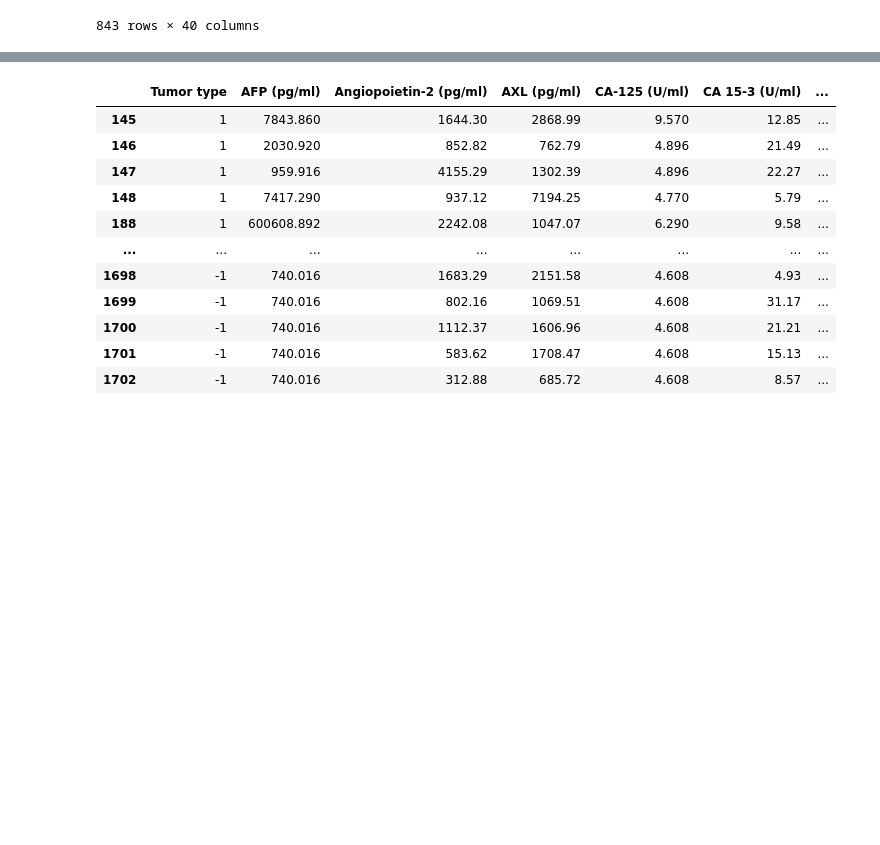
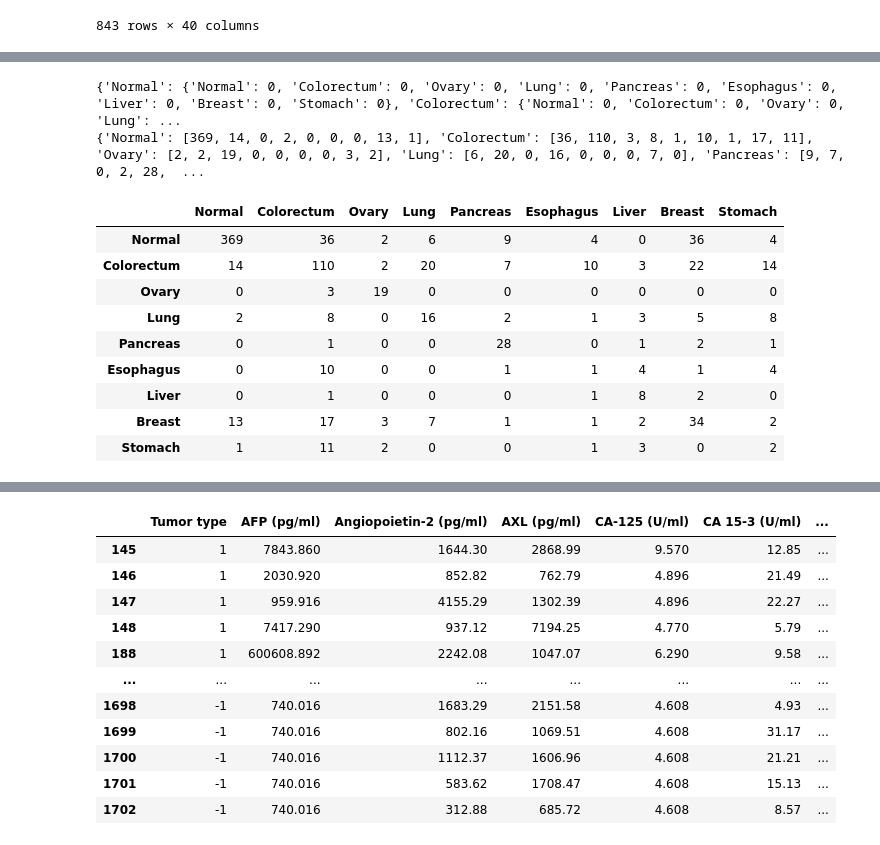
Before and after one commit to Nosyfire/Data_mining_and_machine_learning, a Jupyter notebook: Homewrok_5(Logistic regression)/Logistics Regression.ipynb, the cells around one changed output, grey strips where cells are left out. Drawn from its saved outputs; the diff is of its cells as text; code cells hidden in the pictures; blank space fills up the shorter version.

```diff
--- a/Homewrok_5(Logistic regression)/Logistics Regression.ipynb
+++ b/Homewrok_5(Logistic regression)/Logistics Regression.ipynb
@@ -412,0 +579,25 @@ hepatocellular
+# %%
+###  confusion matrix
+plot_dict = {x: {y: 0 for y in set(y_test['Tumor type'])} for x in set(y_test['Tumor type'])}
+print(plot_dict)
+for index, value in enumerate(y_test['Tumor type']):
+    plot_dict[value][y_predict[index]] += 1
+
+plot_dict = {x: [y for y in y.values()] for x, y in plot_dict.items()}
+print(plot_dict)
+plotdf = pd.DataFrame.from_dict(plot_dict)
+plotdf.index = plot_dict.keys()
+plotdf
+# %% [output]
+{'Normal': {'Normal': 0, 'Colorectum': 0, 'Ovary': 0, 'Lung': 0, 'Pancreas': 0, 'Esophagus': 0, 'Liver': 0, 'Breast': 0, 'Stomach': 0}, 'Colorectum': {'Normal': 0, 'Colorectum': 0, 'Ovary': 0, 'Lung': ...
+{'Normal': [369, 14, 0, 2, 0, 0, 0, 13, 1], 'Colorectum': [36, 110, 3, 8, 1, 10, 1, 17, 11], 'Ovary': [2, 2, 19, 0, 0, 0, 0, 3, 2], 'Lung': [6, 20, 0, 16, 0, 0, 0, 7, 0], 'Pancreas': [9, 7, 0, 2, 28,  ...
+|  | Normal | Colorectum | Ovary | Lung | Pancreas | Esophagus | Liver | Breast | Stomach |
+| Normal | 369 | 36 | 2 | 6 | 9 | 4 | 0 | 36 | 4 |
+| Colorectum | 14 | 110 | 2 | 20 | 7 | 10 | 3 | 22 | 14 |
+| Ovary | 0 | 3 | 19 | 0 | 0 | 0 | 0 | 0 | 0 |
+| Lung | 2 | 8 | 0 | 16 | 2 | 1 | 3 | 5 | 8 |
+| Pancreas | 0 | 1 | 0 | 0 | 28 | 0 | 1 | 2 | 1 |
+| Esophagus | 0 | 10 | 0 | 0 | 1 | 1 | 4 | 1 | 4 |
+| Liver | 0 | 1 | 0 | 0 | 0 | 1 | 8 | 2 | 0 |
+| Breast | 13 | 17 | 3 | 7 | 1 | 1 | 2 | 34 | 2 |
+| Stomach | 1 | 11 | 2 | 0 | 0 | 1 | 3 | 0 | 2 |
```
Also changed, not shown: parts of 40 cells of this notebook.
